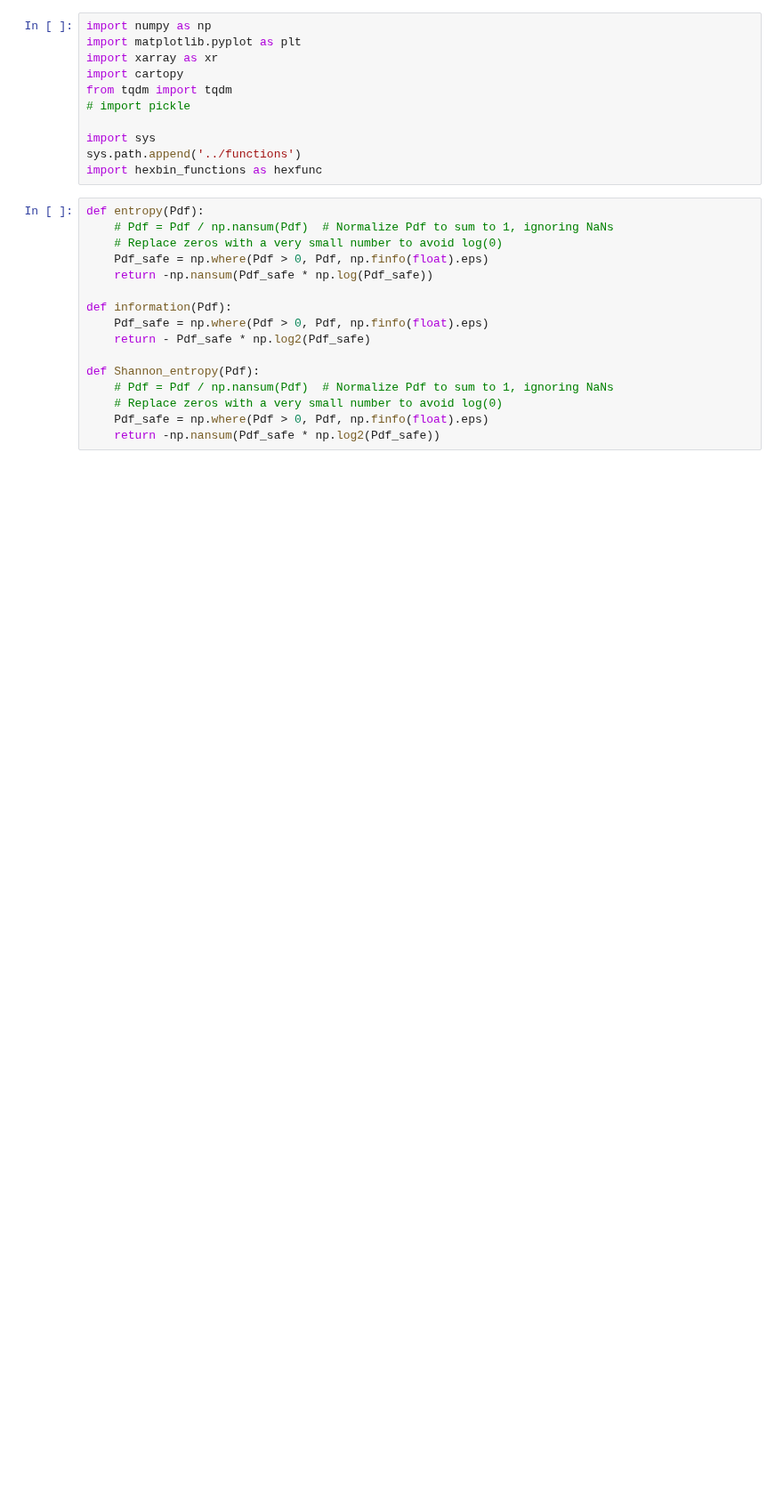
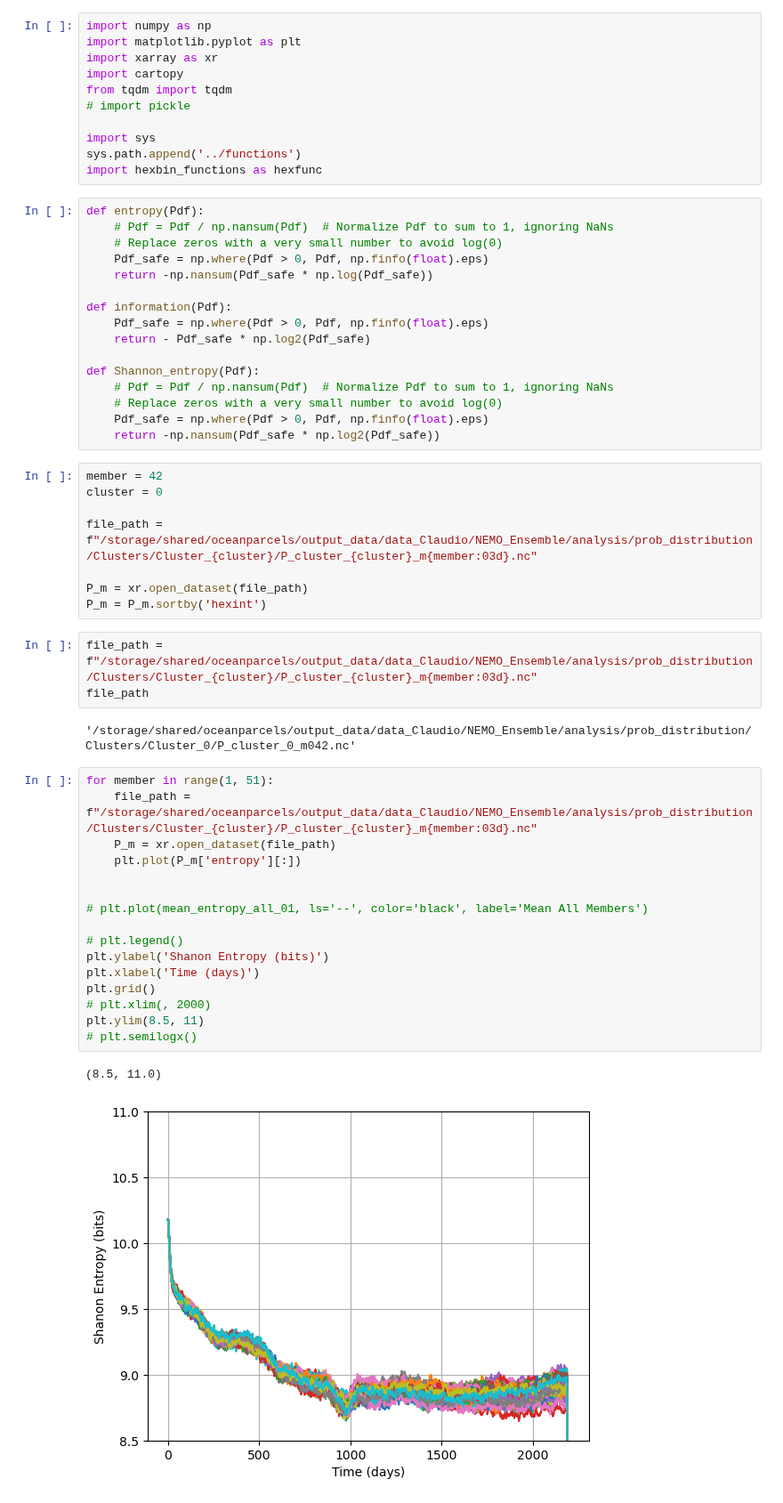
Before and after one commit to OceanParcels/NEMO_Ensemble_Lagrangian_Analysis, a Jupyter notebook: notebooks/16.Clusters_analysis_conectivity.ipynb, the cells around one changed output. Shown at 89% size. Drawn from its saved outputs; the diff is of its cells as text; blank space fills up the shorter version.

```diff
--- a/notebooks/16.Clusters_analysis_conectivity.ipynb
+++ b/notebooks/16.Clusters_analysis_conectivity.ipynb
@@ -25,3 +25,35 @@ def Shannon_entropy(Pdf):
     # Replace zeros with a very small number to avoid log(0)
     Pdf_safe = np.where(Pdf > 0, Pdf, np.finfo(float).eps)
     return -np.nansum(Pdf_safe * np.log2(Pdf_safe))
+# %%
+member = 42
+cluster = 0
+
+file_path = f"/storage/shared/oceanparcels/output_data/data_Claudio/NEMO_Ensemble/analysis/prob_distribution/Clusters/Cluster_{cluster}/P_cluster_{cluster}_m{member:03d}.nc"
+
+P_m = xr.open_dataset(file_path)
+P_m = P_m.sortby('hexint')
+# %%
+file_path = f"/storage/shared/oceanparcels/output_data/data_Claudio/NEMO_Ensemble/analysis/prob_distribution/Clusters/Cluster_{cluster}/P_cluster_{cluster}_m{member:03d}.nc"
+file_path
+# %% [output]
+'/storage/shared/oceanparcels/output_data/data_Claudio/NEMO_Ensemble/analysis/prob_distribution/Clusters/Cluster_0/P_cluster_0_m042.nc'
+# %%
+for member in range(1, 51):
+    file_path = f"/storage/shared/oceanparcels/output_data/data_Claudio/NEMO_Ensemble/analysis/prob_distribution/Clusters/Cluster_{cluster}/P_cluster_{cluster}_m{member:03d}.nc"
+    P_m = xr.open_dataset(file_path)
+    plt.plot(P_m['entropy'][:])
+
+
+# plt.plot(mean_entropy_all_01, ls='--', color='black', label='Mean All Members')
+
+# plt.legend()
+plt.ylabel('Shanon Entropy (bits)')
+plt.xlabel('Time (days)')
+plt.grid()
+# plt.xlim(, 2000)
+plt.ylim(8.5, 11)
+# plt.semilogx()
+# %% [output]
+(8.5, 11.0)
+[figure, added]
```
Also changed, not shown: parts of 3 cells of this notebook, 6 other files.
